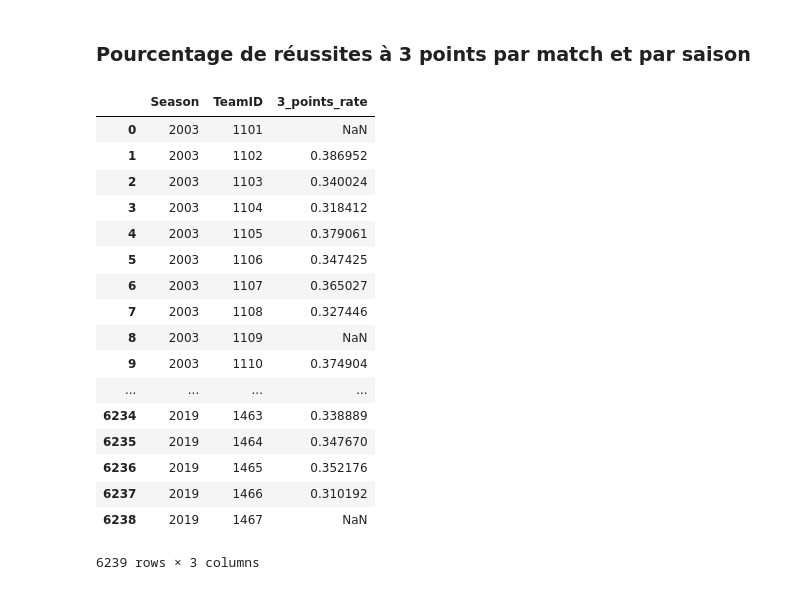
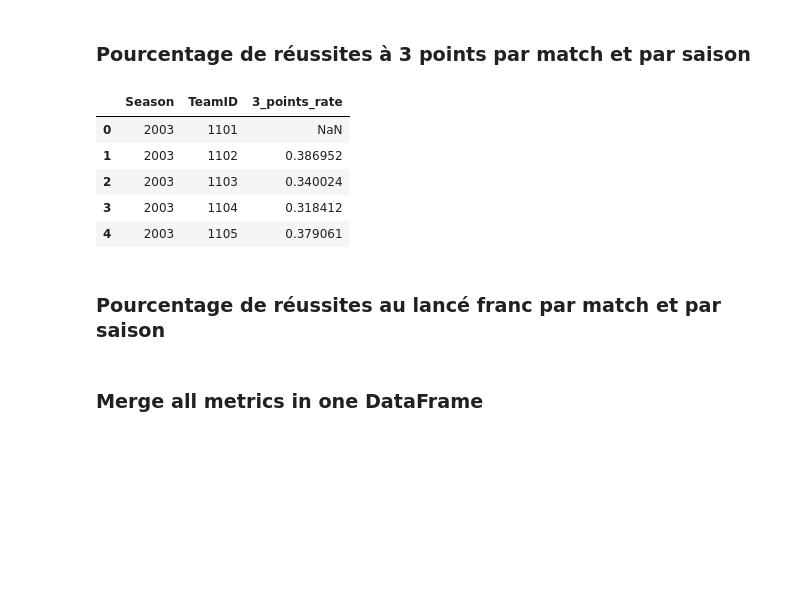
Before and after one commit to kospp/MarchMadness, a Jupyter notebook: dev_kostia.ipynb, the cells around one changed output. Saved outputs shown, nothing was run; the diff lists cells and outputs as text; code cells hidden in the pictures; blank space fills up the shorter version.

```diff
--- a/dev_kostia.ipynb
+++ b/dev_kostia.ipynb
@@ -169,7 +181,7 @@ Index(['Season', 'DayNum', 'WTeamID', 'WScore', 'LTeamID', 'LScore', 'WLoc',
 df_tmp = df_match_detailed[["Season", "WTeamID", "LTeamID", "WDR" , "LDR", "WOR", 'LOR']]
 df_rebound_count_metric = pd.DataFrame(columns=["Season", "TeamID", "rebound_count"])
 for season in df_tmp.Season.unique():
-    df_season = df_tmp.loc[df_metric.Season == season]
+    df_season = df_tmp.loc[df_tmp.Season == season]
     for team in df_teams.TeamID.unique():
         rebound_count_win = df_season[["WDR", "WOR"]].loc[df_season.WTeamID == team].mean().sum()
         rebound_count_lose = df_season[["LDR", "LOR"]].loc[df_season.LTeamID == team].mean().sum()
@@ -204,7 +204,7 @@ df_rebound_count_metric
 df_tmp = df_match_detailed[["Season", "WTeamID", "LTeamID", "WBlk" , "LBlk", "WStl", 'LStl']]
 df_intercept_count_metric = pd.DataFrame(columns=["Season", "TeamID", "intercept_count"])
 for season in df_tmp.Season.unique():
-    df_season = df_tmp.loc[df_metric.Season == season]
+    df_season = df_tmp.loc[df_tmp.Season == season]
     for team in df_teams.TeamID.unique():
         intercept_count_win = df_season[["WBlk", "WStl"]].loc[df_season.WTeamID == team].mean().sum()
         intercept_count_lose = df_season[["LBlk", "LStl"]].loc[df_season.LTeamID == team].mean().sum()
@@ -222,7 +222,7 @@ df_intercept_count_metric.shape
 df_tmp = df_match_detailed[["Season", "WTeamID", "LTeamID", "WFGM3" , "LFGM3", "WFGA3", 'LFGA3']]
 df_3_points_rate_metric = pd.DataFrame(columns=["Season", "TeamID", "3_points_rate"])
 for season in df_tmp.Season.unique():
-    df_season = df_tmp.loc[df_metric.Season == season]
+    df_season = df_tmp.loc[df_tmp.Season == season]
     for team in df_teams.TeamID.unique():
 
         three_points_made_count_win = df_season["WFGM3"].loc[df_season.WTeamID == team].mean()
@@ -237,23 +237,13 @@ for season in df_tmp.Season.unique():
                                  "3_points_rate":[three_points_rate]})
         df_3_points_rate_metric = df_3_points_rate_metric.append(new_line, ignore_index=True)
 # %%
-df_3_points_rate_metric
+df_3_points_rate_metric.head()
 # %% [output]
 |  | Season | TeamID | 3_points_rate |
 | 0 | 2003 | 1101 | NaN |
 | 1 | 2003 | 1102 | 0.386952 |
 | 2 | 2003 | 1103 | 0.340024 |
 | 3 | 2003 | 1104 | 0.318412 |
 | 4 | 2003 | 1105 | 0.379061 |
-| 5 | 2003 | 1106 | 0.347425 |
-| 6 | 2003 | 1107 | 0.365027 |
-| 7 | 2003 | 1108 | 0.327446 |
-| 8 | 2003 | 1109 | NaN |
-| 9 | 2003 | 1110 | 0.374904 |
-| ... | ... | ... | ... |
-| 6234 | 2019 | 1463 | 0.338889 |
-| 6235 | 2019 | 1464 | 0.347670 |
-| 6236 | 2019 | 1465 | 0.352176 |
-| 6237 | 2019 | 1466 | 0.310192 |
-| 6238 | 2019 | 1467 | NaN |
-6239 rows × 3 columns
+# %% [markdown]
+### Pourcentage de réussites au lancé franc par match et par saison
@@ -259,0 +268,2 @@ df_3_points_rate_metric
+# %% [markdown]
+### Merge all metrics in one DataFrame
```
Also changed, not shown: parts of 20 cells of this notebook.
